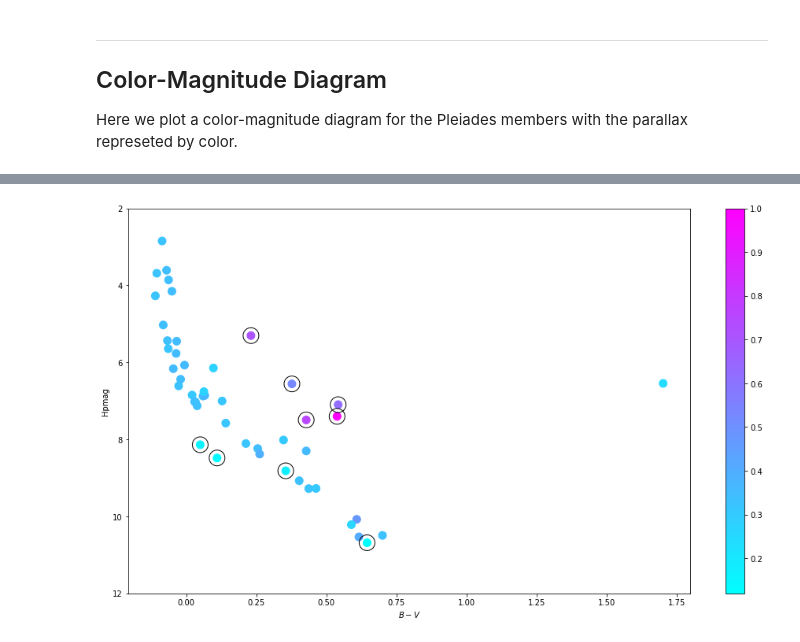
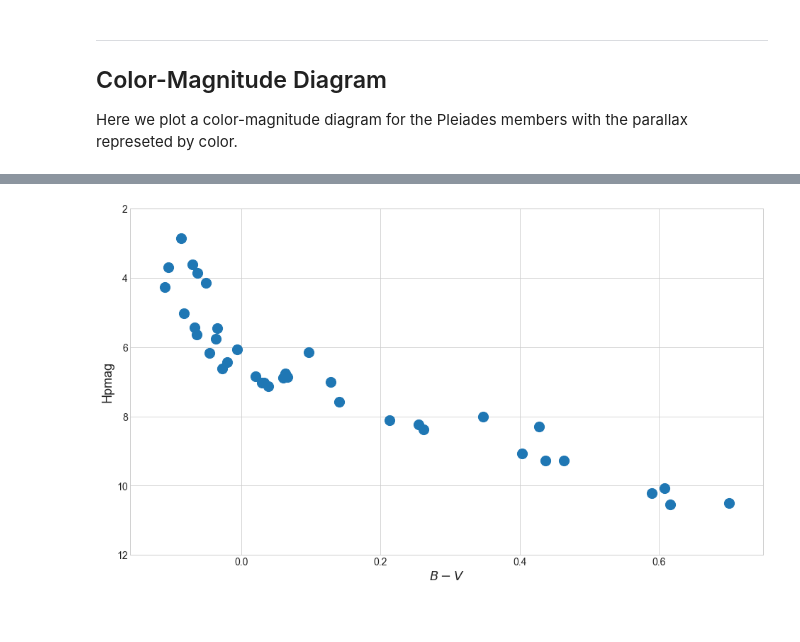
Before and after one commit to kaimibk/School, a Jupyter notebook: ASTR_423/A1/A1.ipynb, the cells around one changed output, grey strips where cells are left out. Cells and saved outputs as stored; diff of their text form; code cells hidden in the pictures.

```diff
--- a/ASTR_423/A1/A1.ipynb
+++ b/ASTR_423/A1/A1.ipynb
@@ -10,3 +5,20 @@ plt.style.use('ggplot')
+# %%
+import numpy as np
+import pandas as pd
+import matplotlib.pyplot as plt
+plt.style.use('seaborn-whitegrid')
+
+SMALL_SIZE = 14
+MEDIUM_SIZE = 18
+BIGGER_SIZE = 20
+
+plt.rc('font', size=SMALL_SIZE)          # controls default text sizes
+plt.rc('axes', titlesize=SMALL_SIZE)     # fontsize of the axes title
+plt.rc('axes', labelsize=MEDIUM_SIZE)    # fontsize of the x and y labels
+plt.rc('xtick', labelsize=SMALL_SIZE)    # fontsize of the tick labels
+plt.rc('ytick', labelsize=SMALL_SIZE)    # fontsize of the tick labels
+plt.rc('legend', fontsize=SMALL_SIZE)    # legend fontsize
+plt.rc('figure', titlesize=BIGGER_SIZE)  # fontsize of the figure title
 # %% [markdown]
 ___
 ## Retrieving Data from the Hipparcos Catalog
@@ -26,20 +38,21 @@ catalogs = Vizier.get_catalogs(catalog_list.keys())
 Searching for the Pleiades in the catalog
 # %%
 from astropy.coordinates import Angle
+Vizier.TIMEOUT = 60 # sets the timeout to 60s
 
 # Only extract the following quantities
 v = Vizier(columns=['HIP', 'RArad','DErad', 'Plx', 'e_Plx', 'pmRA', 'pmDE', 'B-V', 'V-I', 'Hpmag', 'e_Hpmag'])
 
 # Query the catalog around Pleiades with a search radius of 2 degrees
-result = v.query_region("Pleiades", radius=Angle(2.0, "deg"), catalog="I/311/")
+result = v.query_region("pleiades", radius=Angle(2.0, "deg"), catalog="I/311/")
 
 df = result['I/311/hip2'].to_pandas()
 # %%
 print(f"{len(df.index)} Stars Retrieved...")
 
 # The Parallax (Plx) is given in milli-arcsecond, so let us convert it to arcseconds.
-df.Plx = df.Plx / (10e-3)
-df.e_Plx = df.e_Plx / (10e-3)
+df.Plx = df.Plx * 1e-3
+df.e_Plx = df.e_Plx * 1e-3
 
 df.head()
 # %% [output]
@@ -81,0 +135,4 @@ Here we plot a color-magnitude diagram for the Pleiades members with the paralla
+# %%
+trim_df = df[((df.pmRA < df.pmRA.median()+2.0*df.pmRA.std()) & (df.pmRA > df.pmRA.median()-2.0*df.pmRA.std()))
+             &
+             ((df.Plx < df.Plx.median() + df.Plx.std()) & (df.Plx > df.Plx.median() - df.Plx.std()))]
@@ -82,17 +169,13 @@ Here we plot a color-magnitude diagram for the Pleiades members with the paralla
 # %%
 fig = plt.figure(figsize=(16,9))
-trim_df = df[(df.Plx > mean+std) | (df.Plx < mean - std)]
 
-plt.scatter(df["B-V"], df.Hpmag, c=df.Plx/df.Plx.max(), cmap=plt.cm.cool, s=100)
-plt.colorbar()
-
-plt.scatter(trim_df["B-V"], trim_df.Hpmag, s=400, facecolors='none', edgecolors= 'k')
+plt.scatter(trim_df["B-V"], trim_df.Hpmag, s=200, label='')
 
 plt.ylim(12, 2)
-
 plt.xlabel('$B-V$')
 plt.ylabel('Hpmag')
+#plt.legend(loc=4, ncol=2)
 
-plt.show()
+plt.savefig('color-mag_trim.png', dpi=150, bbox_inches='tight')
 # %% [output]
-[figure, old version]
+[figure, new version]
```
Also changed, not shown: parts of 12 cells of this notebook.
